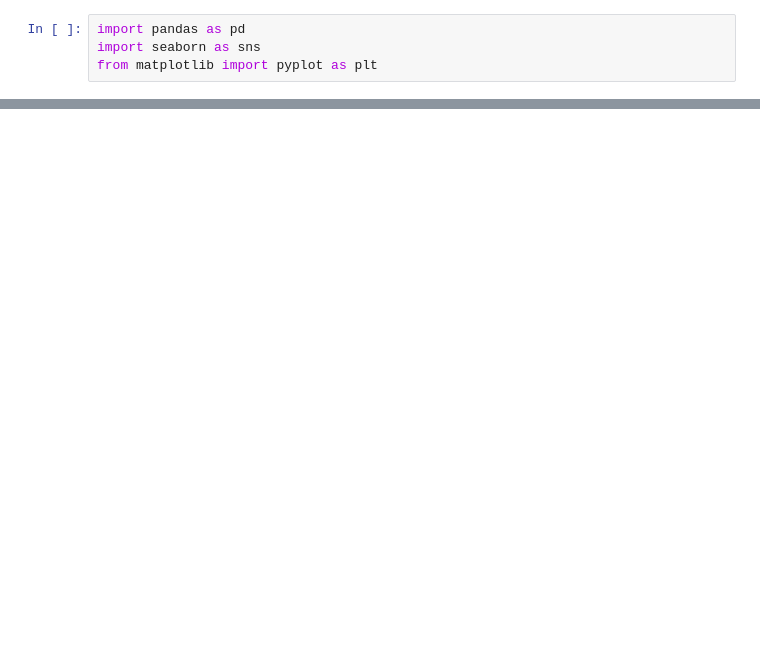
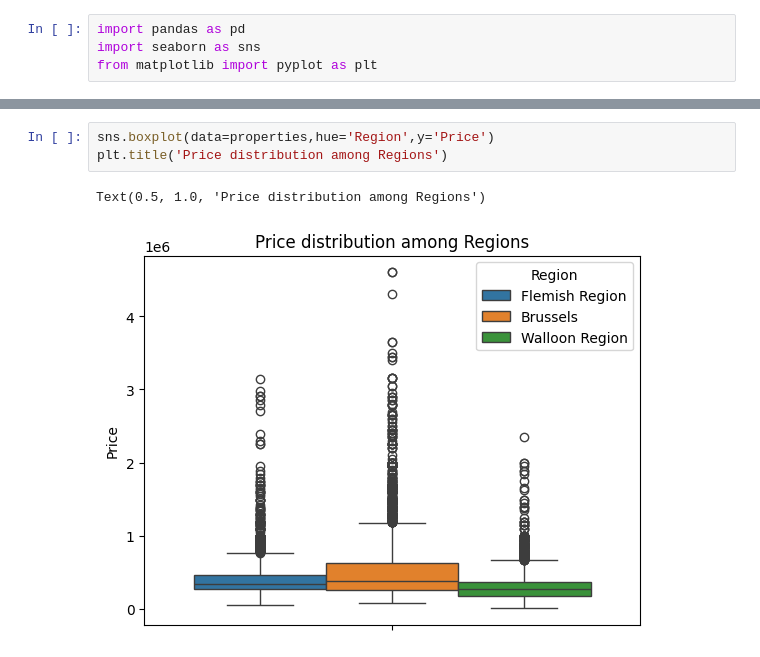
Before and after one commit to demuyncks/immo-eliza, a Jupyter notebook: notebooks/simon-notebooks/data-analysis-3-visu-and-corr.ipynb, the cells around one changed output, grey strips where cells are left out. Saved outputs shown, nothing was run; the diff lists cells and outputs as text; blank space fills up the shorter version.

```diff
--- a/notebooks/simon-notebooks/data-analysis-3-visu-and-corr.ipynb
+++ b/notebooks/simon-notebooks/data-analysis-3-visu-and-corr.ipynb
@@ -45,0 +40,6 @@ dtype: object
+# %%
+sns.boxplot(data=properties,hue='Region',y='Price')
+plt.title('Price distribution among Regions')
+# %% [output]
+Text(0.5, 1.0, 'Price distribution among Regions')
+[figure, added]
```
Also changed, not shown: parts of 7 cells of this notebook, 4 other files.
